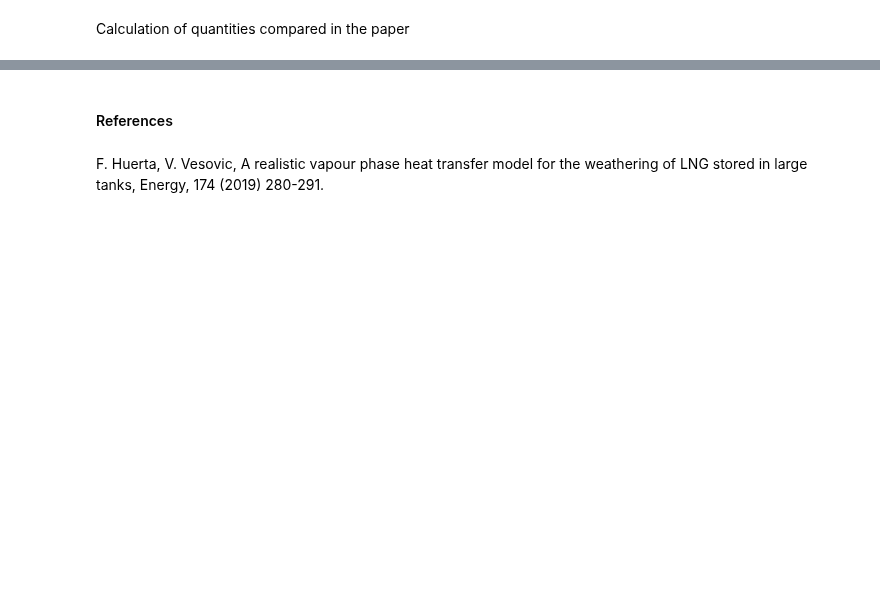
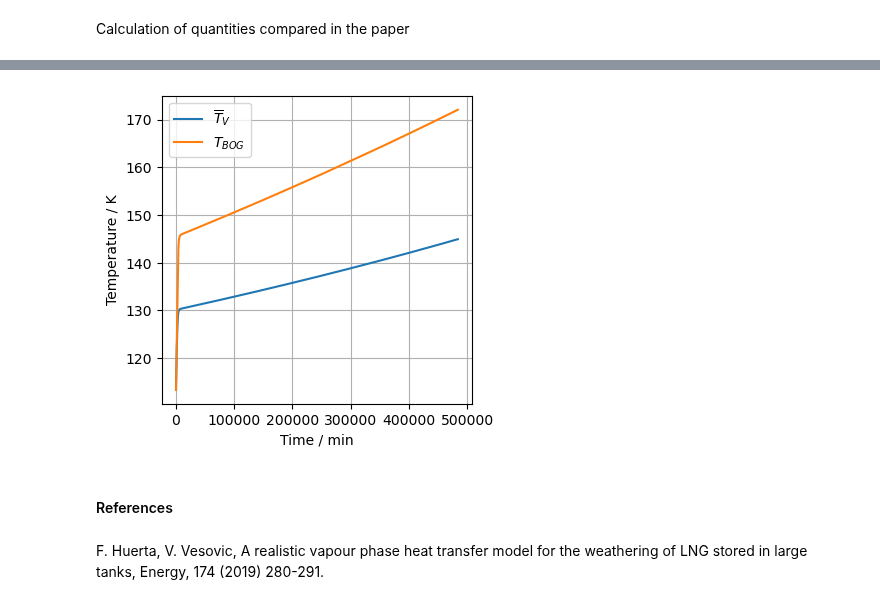
Before and after one commit to felipehuerta17/CryoEvap, a Jupyter notebook: notebooks/methane_large_longterm.ipynb, the cells around one changed output, grey strips where cells are left out. Saved outputs shown, nothing was run; the diff lists cells and outputs as text; code cells hidden in the pictures; blank space fills up the shorter version.

```diff
--- a/notebooks/methane_large_longterm.ipynb
+++ b/notebooks/methane_large_longterm.ipynb
@@ -225,3 +225,7 @@ The average vapour temperature increases 5.191 K after 86,400 s
+# %%
+large_tank.plot_tv_BOG(t_unit='min')
+# %% [output]
+[figure, added]
 # %% [markdown]
 #### References
 # %% [markdown]
```
Also changed, not shown: parts of 8 cells of this notebook, 2 other files.
